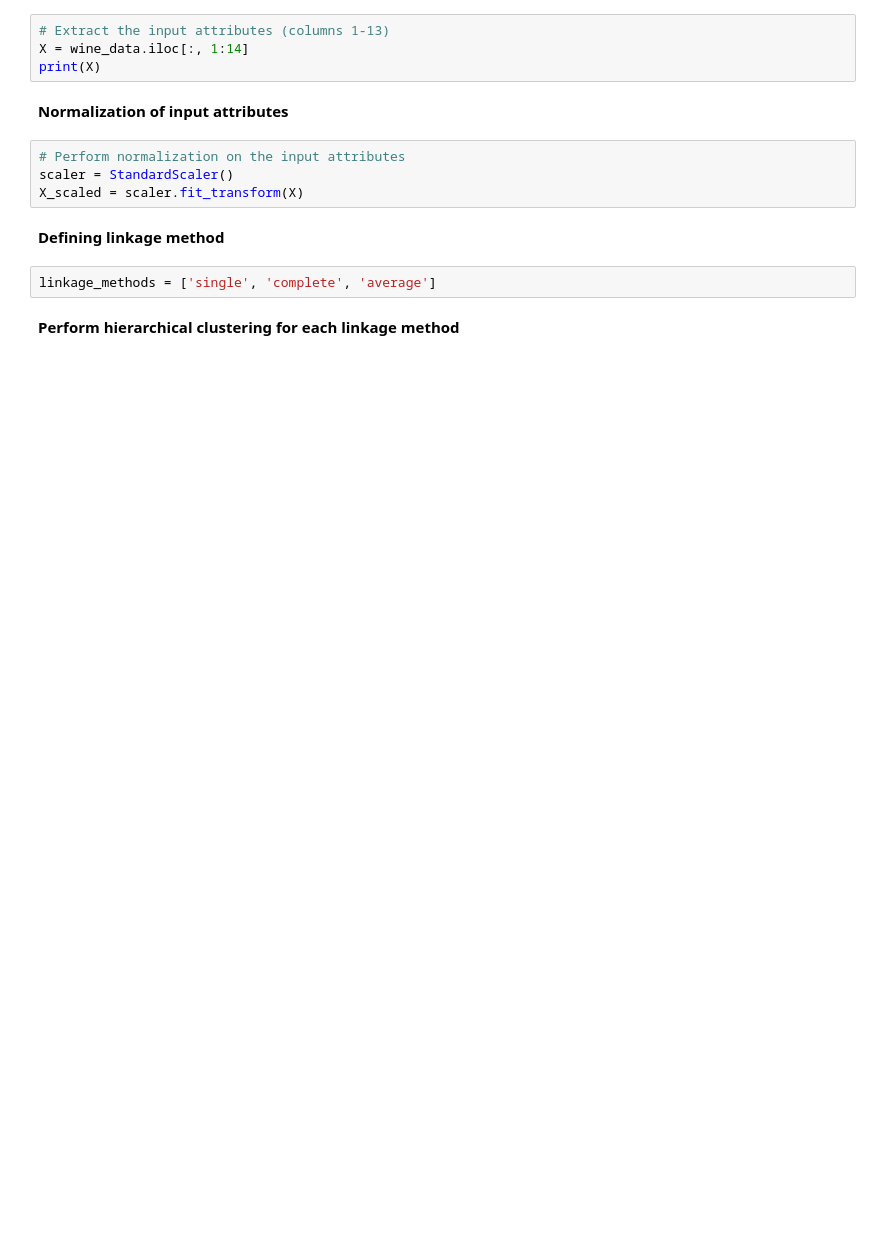
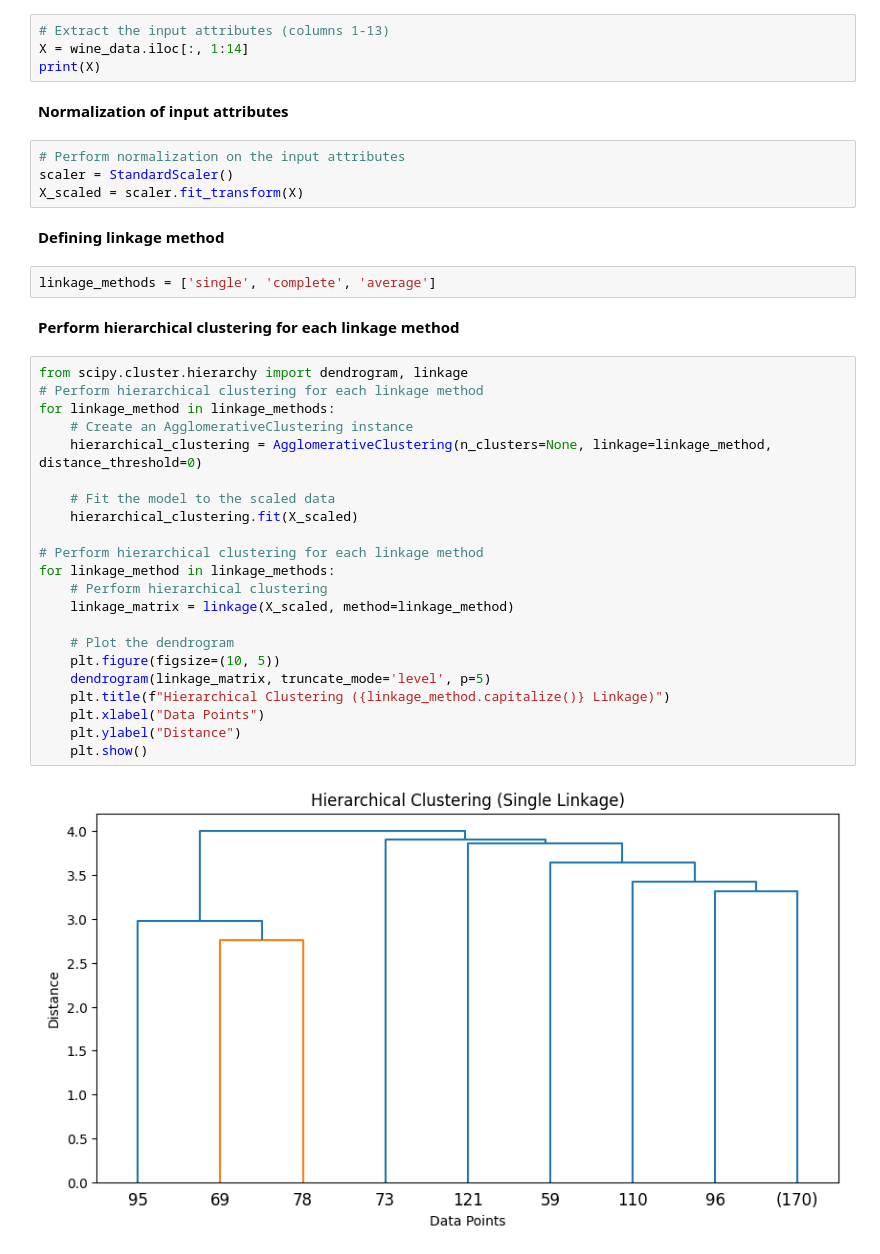
Before and after one commit to A-Burnhard/Hierachical-Clustering-Wine-dataset-, a Jupyter notebook: Hierachical_Clustering.ipynb, the cells around one changed output. Cells and saved outputs as stored; diff of their text form; blank space fills up the shorter version.

```diff
--- a/Hierachical_Clustering.ipynb
+++ b/Hierachical_Clustering.ipynb
@@ -27,3 +27,27 @@ X_scaled = scaler.fit_transform(X)
 linkage_methods = ['single', 'complete', 'average']
 # %% [markdown]
 **Perform hierarchical clustering for each linkage method**
+# %%
+from scipy.cluster.hierarchy import dendrogram, linkage
+# Perform hierarchical clustering for each linkage method
+for linkage_method in linkage_methods:
+    # Create an AgglomerativeClustering instance
+    hierarchical_clustering = AgglomerativeClustering(n_clusters=None, linkage=linkage_method, distance_threshold=0)
+
+    # Fit the model to the scaled data
+    hierarchical_clustering.fit(X_scaled)
+
+# Perform hierarchical clustering for each linkage method
+for linkage_method in linkage_methods:
+    # Perform hierarchical clustering
+    linkage_matrix = linkage(X_scaled, method=linkage_method)
+
+    # Plot the dendrogram
+    plt.figure(figsize=(10, 5))
+    dendrogram(linkage_matrix, truncate_mode='level', p=5)
+    plt.title(f"Hierarchical Clustering ({linkage_method.capitalize()} Linkage)")
+    plt.xlabel("Data Points")
+    plt.ylabel("Distance")
+    plt.show()
+# %% [output]
+[figure, added]
```
Also changed, not shown: parts of 2 cells of this notebook.
